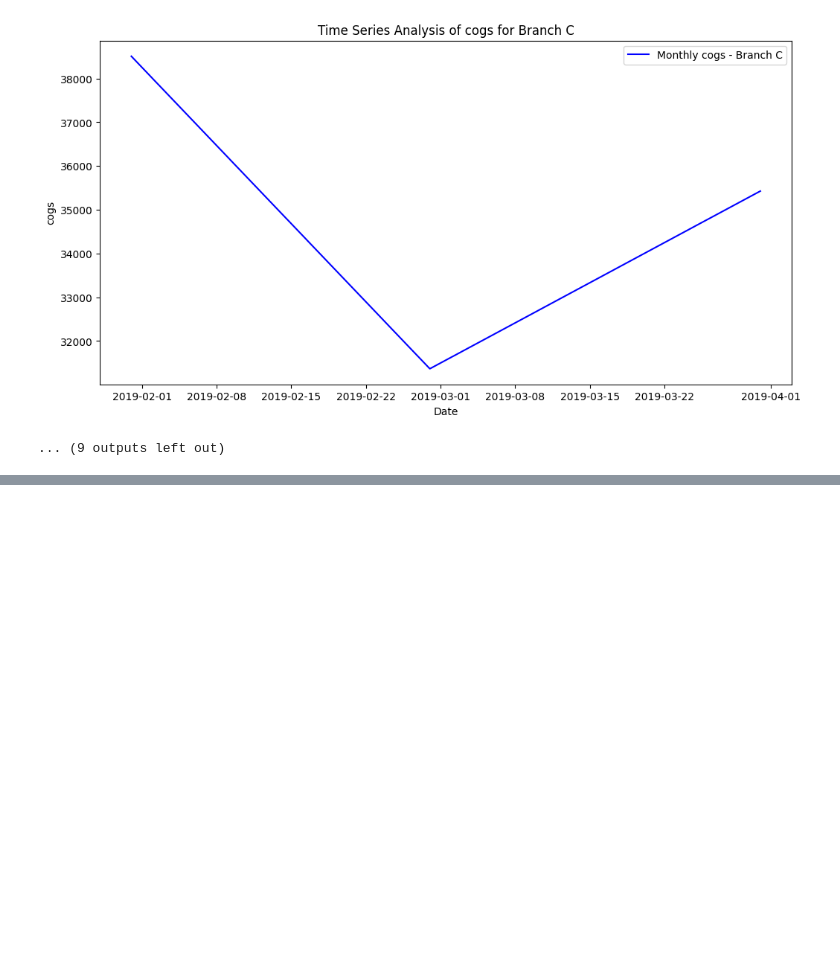
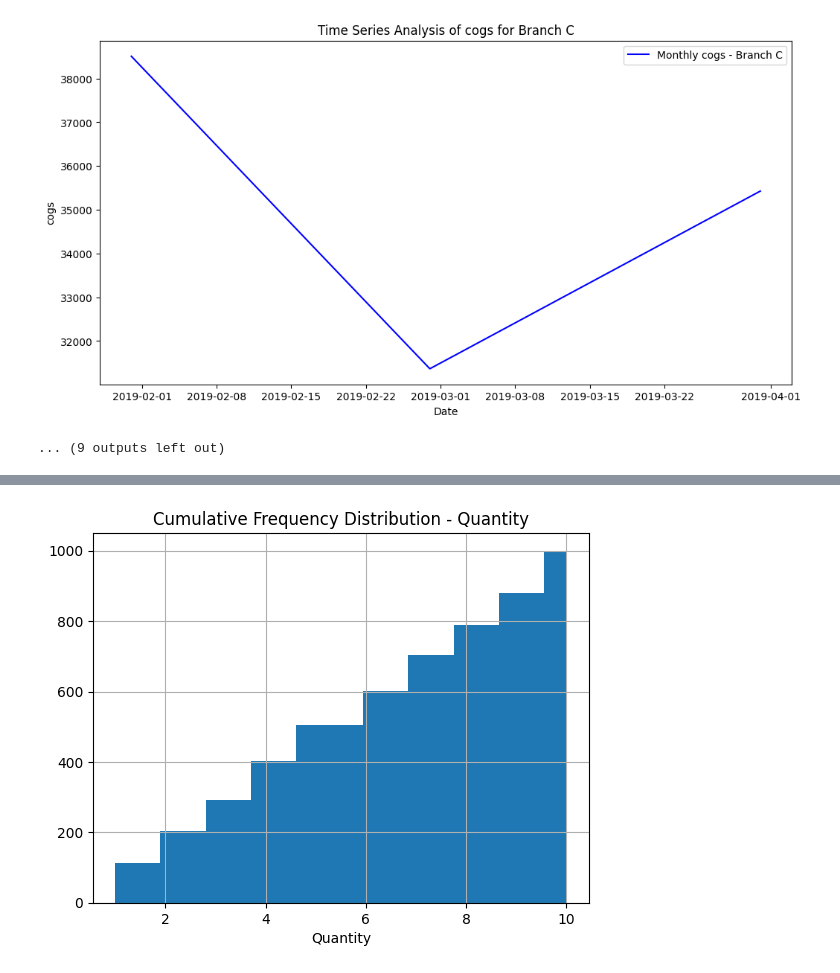
Before and after one commit to AbhiramPollur/ExploratoryDataAnalysis, a Jupyter notebook: 21BDS0383.ipynb, the cells around one changed output, grey strips where cells are left out. Saved outputs shown, nothing was run; the diff lists cells and outputs as text; code cells hidden in the pictures; blank space fills up the shorter version.

```diff
--- a/21BDS0383.ipynb
+++ b/21BDS0383.ipynb
@@ -178,0 +241,8 @@ for branch in branches:
+# %%
+# Cumulative Frequency Distribution
+df['Quantity'].hist(cumulative=True, bins=20)
+plt.title("Cumulative Frequency Distribution - Quantity")
+plt.xlabel("Quantity")
+plt.show()
+# %% [output]
+[figure, added]
```
Also changed, not shown: parts of 27 cells of this notebook.
